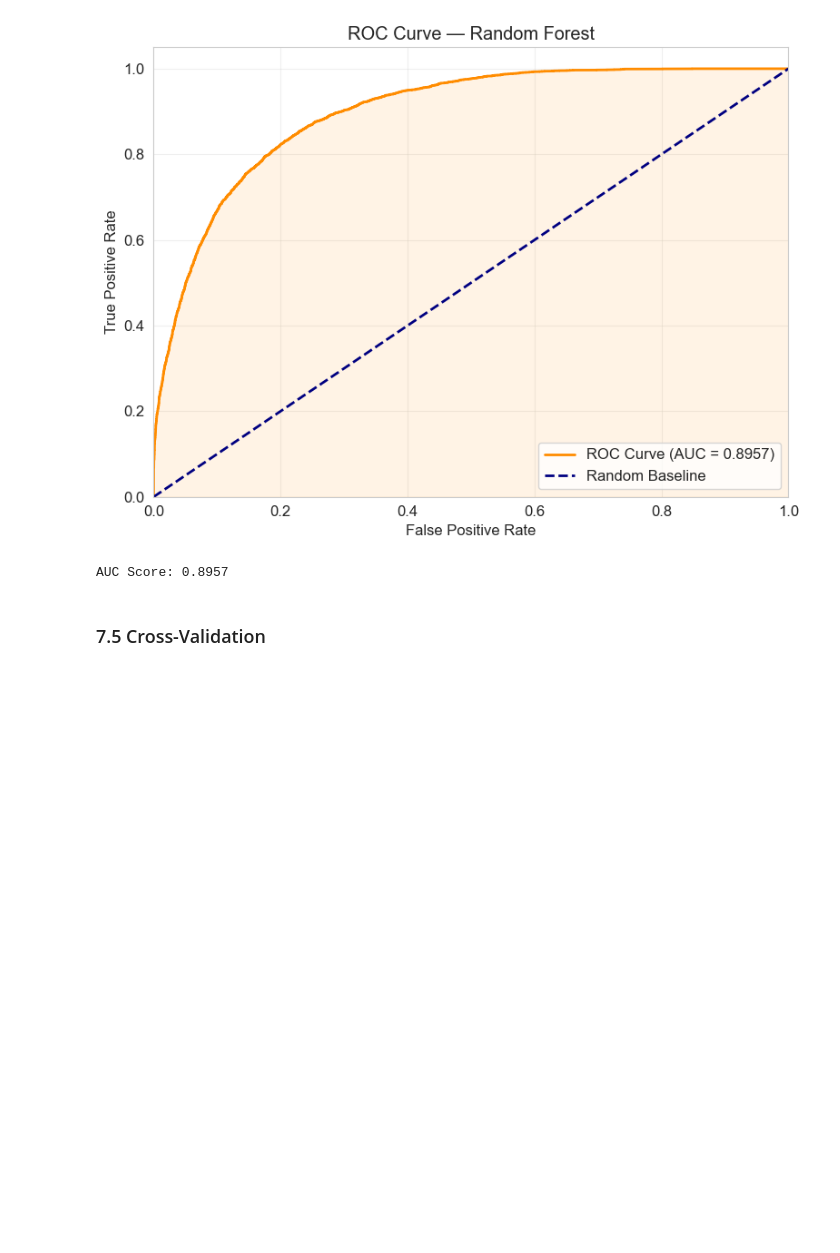
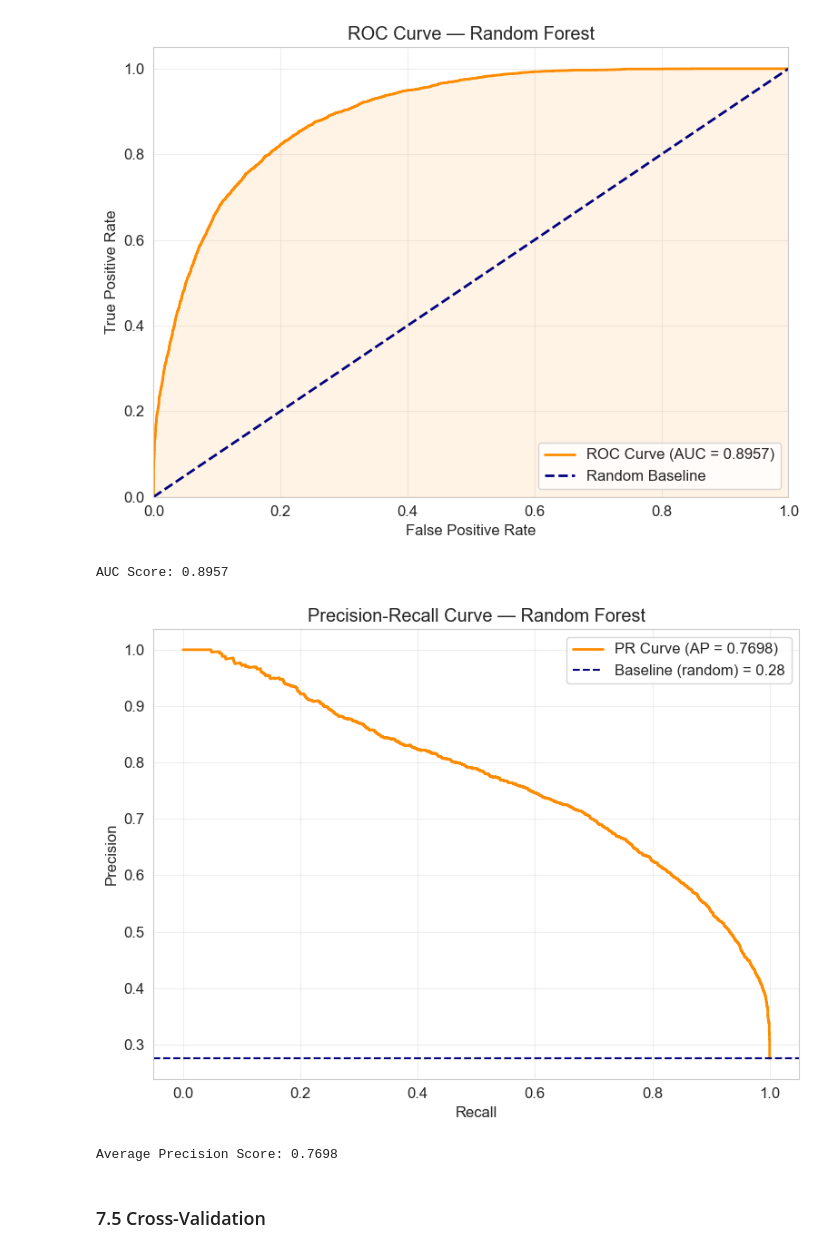
Before and after one commit to elladeniya-dev/ML-Predictive-Analysis, a Jupyter notebook: RandomForest.ipynb, the cells around one changed output. Saved outputs shown, nothing was run; the diff lists cells and outputs as text; code cells hidden in the pictures; blank space fills up the shorter version.

```diff
--- a/RandomForest.ipynb
+++ b/RandomForest.ipynb
@@ -602,10 +602,13 @@ rf_model = RandomForestClassifier(
     class_weight='balanced',
     random_state=42,
     n_jobs=-1,
-    max_depth=20,          # Limit tree depth to prevent overfitting
-    min_samples_split=10,  # Require at least 10 samples to split a node
-    min_samples_leaf=5     # Each leaf must have at least 5 samples
+    max_depth=20,
+    min_samples_split=10,
+    min_samples_leaf=5,
+    oob_score=True    # Free internal validation using unused bootstrap samples
 )
+rf_model.fit(X_train, y_train)
+print(f"Out-of-Bag Score: {rf_model.oob_score_*100:.2f}%")  # add this after fit
 
 # Train the model on the training data
 print("Training Random Forest model...")
@@ -710,6 +730,32 @@ print(f"AUC Score: {roc_auc:.4f}")
 # %% [output]
 [figure]
 AUC Score: 0.8957
+# %%
+# Precision-Recall Curve
+# More informative than ROC for imbalanced datasets
+# Shows the trade-off between precision and recall at different thresholds
+from sklearn.metrics import precision_recall_curve, average_precision_score
+
+precision_vals, recall_vals, _ = precision_recall_curve(y_test, y_pred_proba)
+avg_precision = average_precision_score(y_test, y_pred_proba)
+
+plt.figure(figsize=(8, 6))
+plt.plot(recall_vals, precision_vals, color='darkorange', lw=2,
+         label=f'PR Curve (AP = {avg_precision:.4f})')
+plt.axhline(y=y_test.mean(), color='navy', linestyle='--',
+            label=f'Baseline (random) = {y_test.mean():.2f}')
+plt.xlabel('Recall')
+plt.ylabel('Precision')
+plt.title('Precision-Recall Curve — Random Forest')
+plt.legend(loc='upper right')
+plt.grid(True, alpha=0.3)
+plt.tight_layout()
+plt.show()
+
+print(f"Average Precision Score: {avg_precision:.4f}")
+# %% [output]
+[figure, added]
+Average Precision Score: 0.7698
 # %% [markdown]
 ### 7.5 Cross-Validation
 # %%
```
Also changed, not shown: parts of 6 cells of this notebook.
